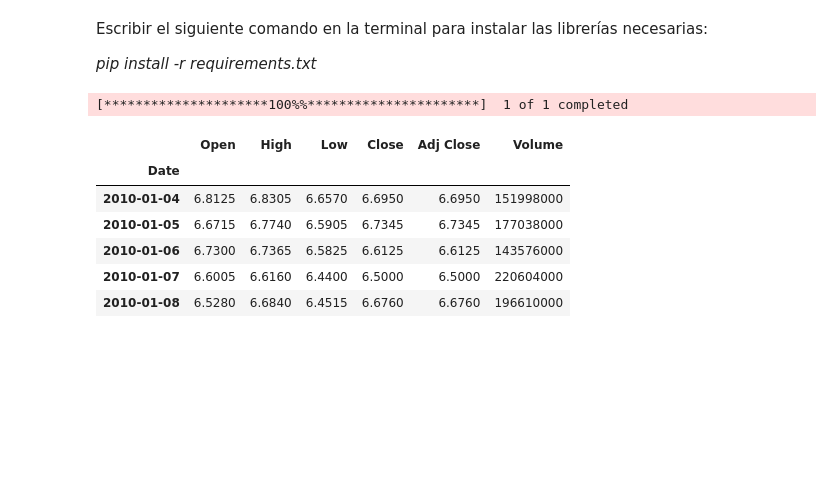
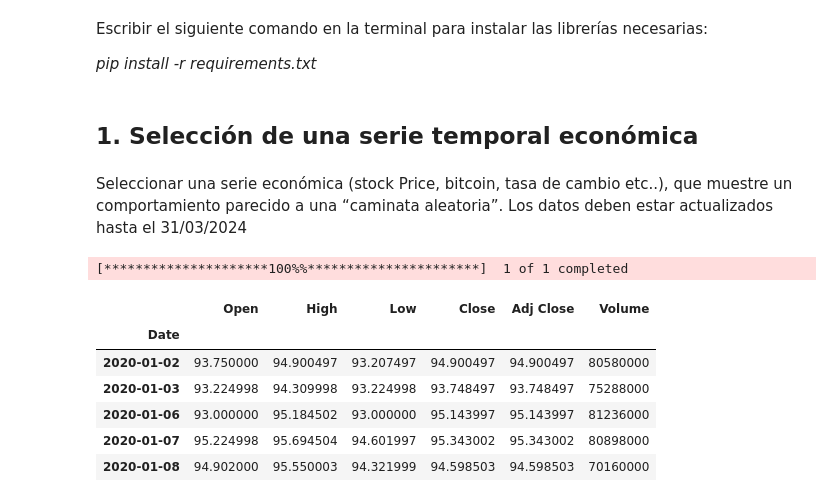
Before and after one commit to 01745134/proyectos-ingenieria, a Jupyter notebook: tarea1-modelacionVolatilidad.ipynb, the cells around one changed output. Cells and saved outputs as stored; diff of their text form; code cells hidden in the pictures; blank space fills up the shorter version.

Commit message:
Paso 1 completado: Selección de una serie temporal económica (Amazon)

```diff
--- a/tarea1-modelacionVolatilidad.ipynb
+++ b/tarea1-modelacionVolatilidad.ipynb
@@ -9,16 +9,20 @@ import pandas as pd
 import numpy as np
 import matplotlib.pyplot as plt
 import yfinance as yf
+# %% [markdown]
+## 1. Selección de una serie temporal económica
+# %% [markdown]
+Seleccionar una serie económica (stock Price, bitcoin, tasa de cambio etc..), que muestre un comportamiento parecido a una “caminata aleatoria”. Los datos deben estar actualizados hasta el 31/03/2024
 # %%
 # Cargar datos de google finance
-df = yf.download('AMZN', start='2010-01-01', end='2024-03-31')
+df = yf.download('AMZN', start='2020-01-01', end='2024-03-31')
 df.head(5) # Visualizar las primeras 5 filas
 # %% [output]
 [*********************100%%**********************]  1 of 1 completed
 |  | Open | High | Low | Close | Adj Close | Volume |
 | Date |  |  |  |  |  |  |
-| 2010-01-04 | 6.8125 | 6.8305 | 6.6570 | 6.6950 | 6.6950 | 151998000 |
-| 2010-01-05 | 6.6715 | 6.7740 | 6.5905 | 6.7345 | 6.7345 | 177038000 |
-| 2010-01-06 | 6.7300 | 6.7365 | 6.5825 | 6.6125 | 6.6125 | 143576000 |
-| 2010-01-07 | 6.6005 | 6.6160 | 6.4400 | 6.5000 | 6.5000 | 220604000 |
-| 2010-01-08 | 6.5280 | 6.6840 | 6.4515 | 6.6760 | 6.6760 | 196610000 |
+| 2020-01-02 | 93.750000 | 94.900497 | 93.207497 | 94.900497 | 94.900497 | 80580000 |
+| 2020-01-03 | 93.224998 | 94.309998 | 93.224998 | 93.748497 | 93.748497 | 75288000 |
+| 2020-01-06 | 93.000000 | 95.184502 | 93.000000 | 95.143997 | 95.143997 | 81236000 |
+| 2020-01-07 | 95.224998 | 95.694504 | 94.601997 | 95.343002 | 95.343002 | 80898000 |
+| 2020-01-08 | 94.902000 | 95.550003 | 94.321999 | 94.598503 | 94.598503 | 70160000 |
```
Also changed, not shown: parts of 13 cells of this notebook.
